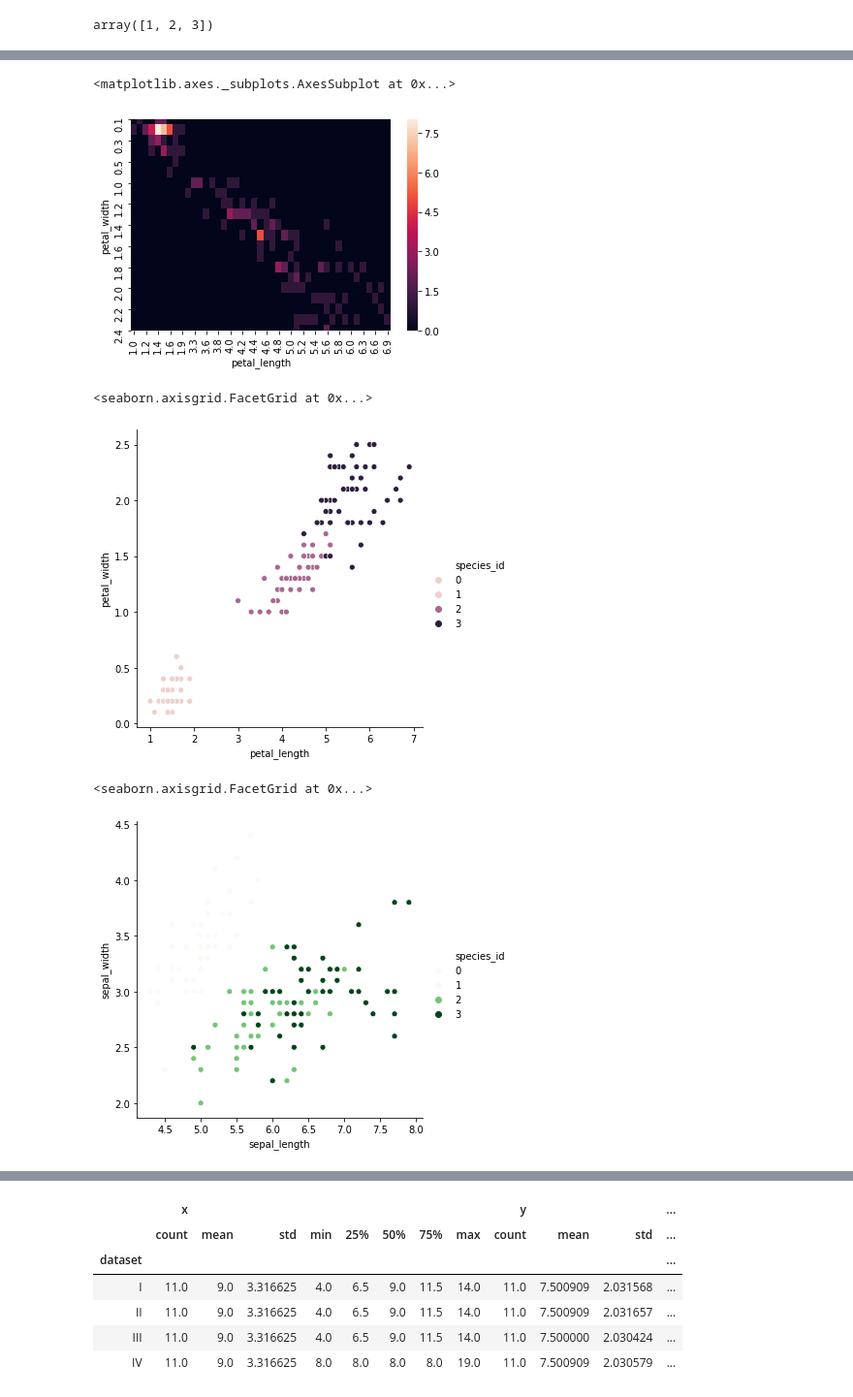
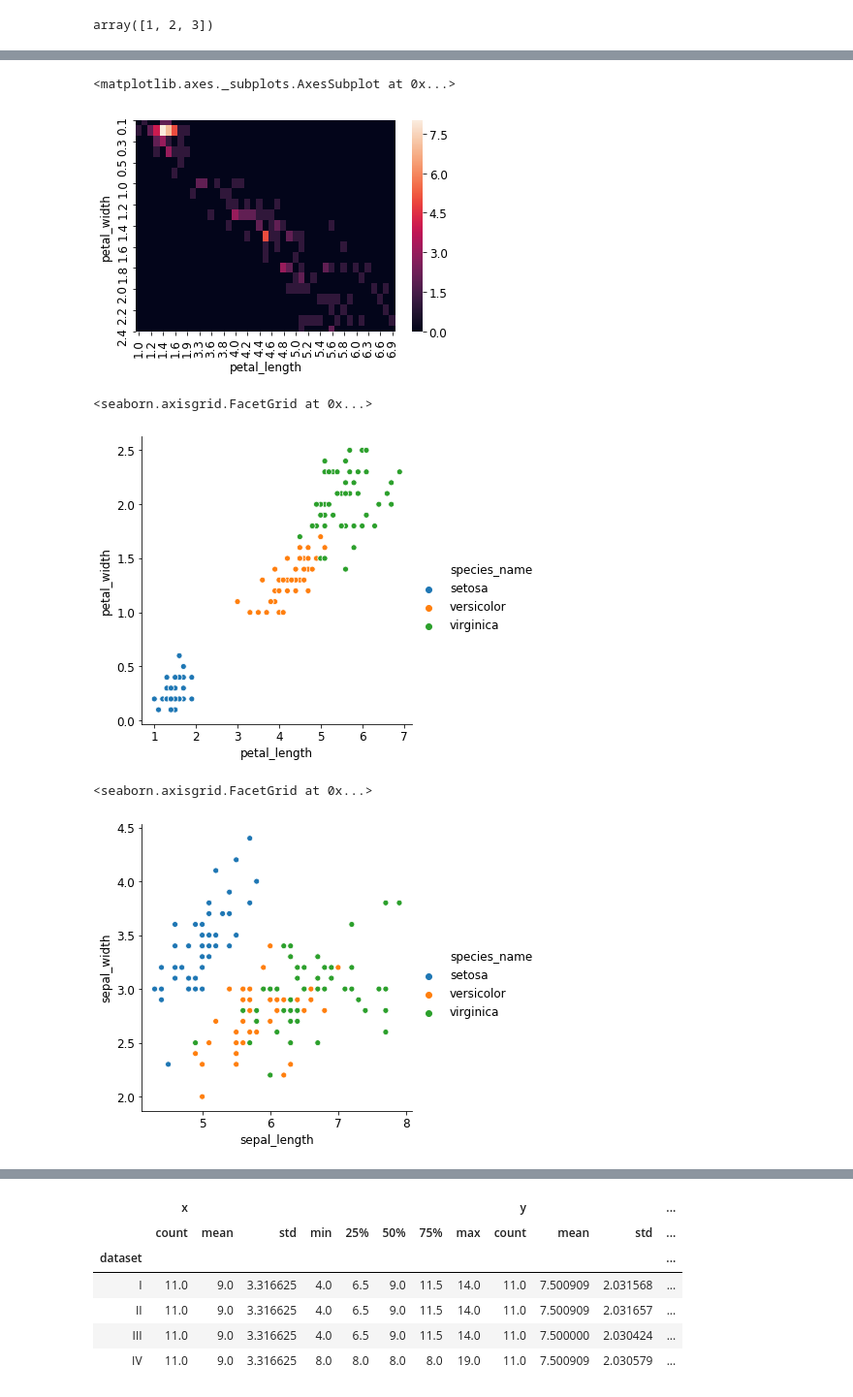
Before and after one commit to CameronGTaylor/python-exercises, a Jupyter notebook: 4.8.5_seaborn_exercises.ipynb, the cells around one changed output, grey strips where cells are left out. Shown at 97% size. Drawn from its saved outputs; the diff is of its cells as text; code cells hidden in the pictures.

```diff
--- a/4.8.5_seaborn_exercises.ipynb
+++ b/4.8.5_seaborn_exercises.ipynb
@@ -29 +22,4 @@ species
+# %%
+plants = pd.merge(species, measurements, left_on='species_id',
+         right_on='species_id')
 # %%
@@ -37,0 +29,3 @@ sns.distplot(measurements.petal_length)
+# %%
+plt.rc('font',size=12)
+sns.distplot(plants.petal_length)
@@ -38,21 +35,20 @@ sns.distplot(measurements.petal_length)
 # %%
-sns.heatmap(pd.crosstab(measurements.petal_width,
-                        measurements.petal_length))
+sns.heatmap(pd.crosstab(plants.petal_width,
+                        plants.petal_length))
 # %% [output]
 <matplotlib.axes._subplots.AxesSubplot at 0x...>
-[figure, old version]
+[figure, new version]
 # %%
 sns.relplot(x='petal_length',
-            y='petal_width', hue='species_id',data=measurements)
+            y='petal_width', hue='species_name',data=plants)
 # %% [output]
 <seaborn.axisgrid.FacetGrid at 0x...>
-[figure, old version]
+[figure, new version]
 # %%
 sns.relplot(x='sepal_length',
-            y='sepal_width', data=measurements,
-            hue='species_id', palette='Greens'
-           )
+            y='sepal_width', data=plants,
+            hue='species_name')
 # %% [output]
 <seaborn.axisgrid.FacetGrid at 0x...>
-[figure, old version]
+[figure, new version]
 # %%
```
Also changed, not shown: parts of 16 cells of this notebook.
